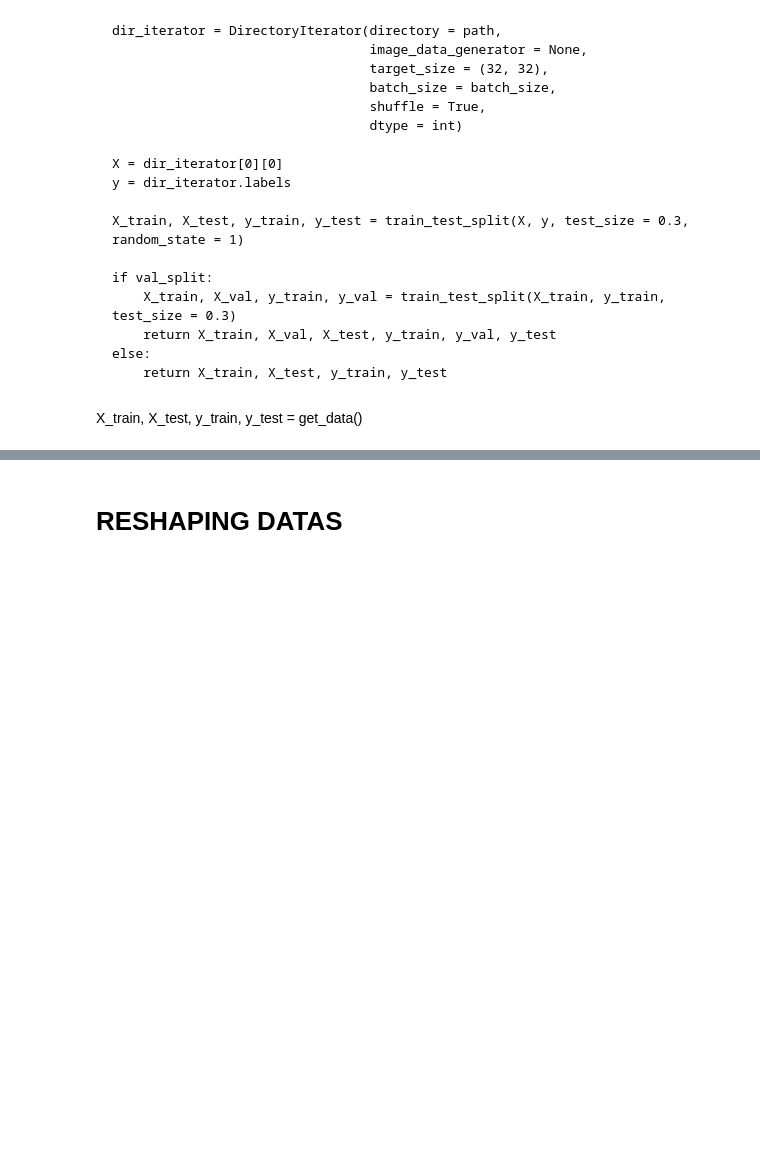
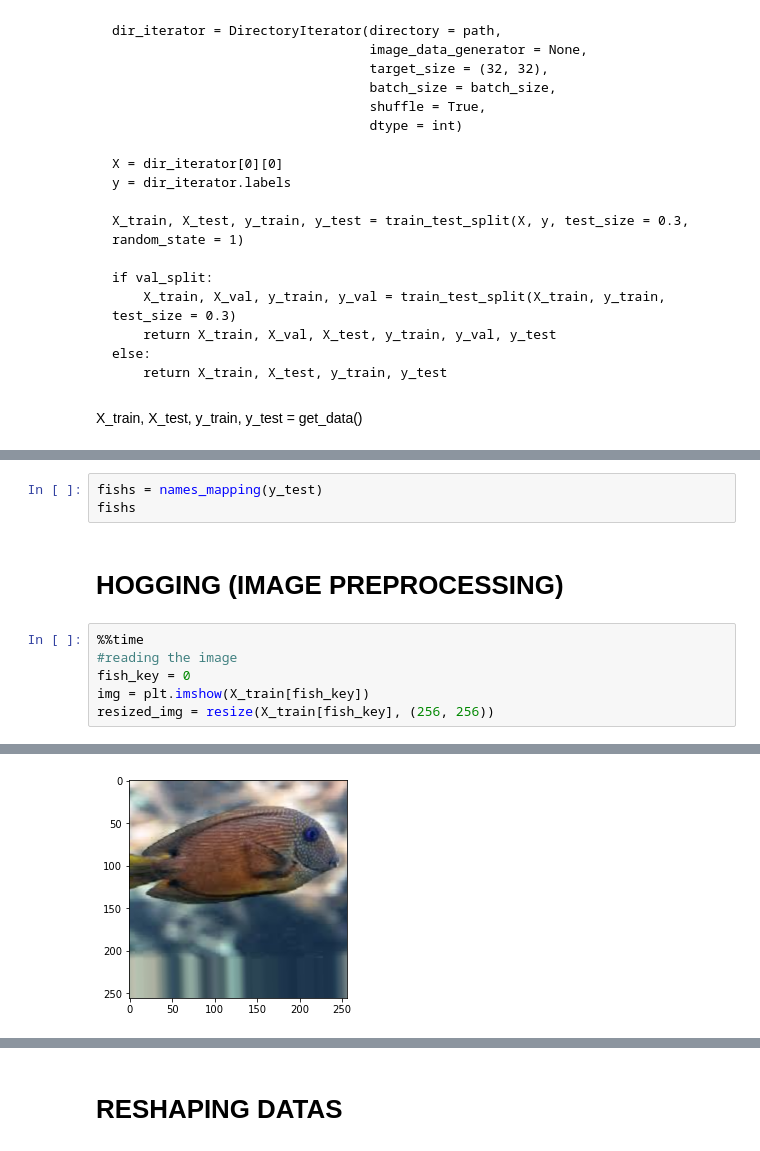
Before and after one commit to annemariemichaud/catchafish, a Jupyter notebook: notebooks/db_notebook.ipynb, the cells around one changed output, grey strips where cells are left out. Drawn from its saved outputs; the diff is of its cells as text; blank space fills up the shorter version.

Commit message:
ADDING IMAGES PROCESSING

```diff
--- a/notebooks/db_notebook.ipynb
+++ b/notebooks/db_notebook.ipynb
@@ -94,0 +143,12 @@ Found 1305 images belonging to 11 classes.
+# %%
+fishs = names_mapping(y_test)
+fishs
+# %% [markdown]
+# HOGGING (IMAGE PREPROCESSING)
+# %%
+%%time
+#reading the image
+fish_key = 0
+img = plt.imshow(X_train[fish_key])
+resized_img = resize(X_train[fish_key], (256, 256))
+# %% [output]
@@ -94,0 +156 @@ Found 1305 images belonging to 11 classes.
+[figure, added]
```
Also changed, not shown: parts of 148 cells of this notebook.
